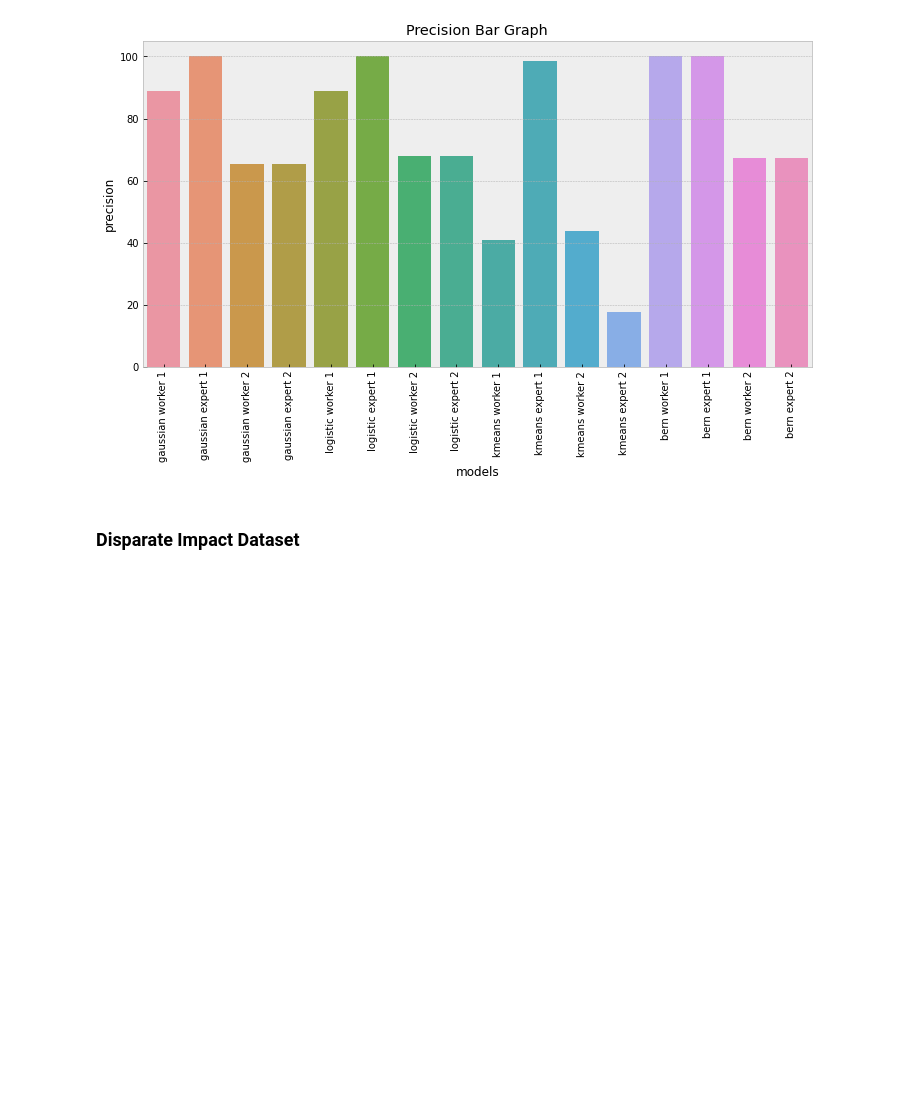
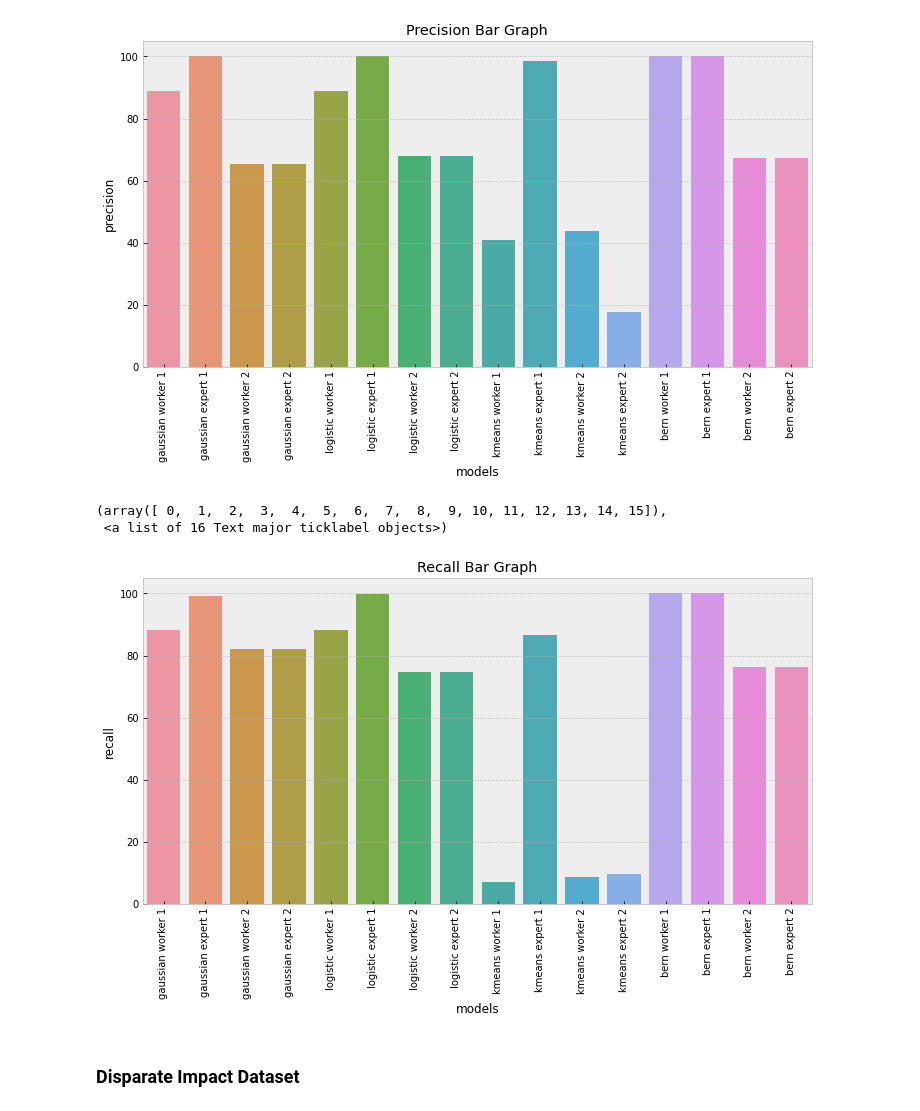
Before and after one commit to Paul-mwaura/CrowdsourcingML, a Jupyter notebook: CrowdsourcingML_Python_Notebook.ipynb, the cells around one changed output. Cells and saved outputs as stored; diff of their text form; code cells hidden in the pictures; blank space fills up the shorter version.

```diff
--- a/CrowdsourcingML_Python_Notebook.ipynb
+++ b/CrowdsourcingML_Python_Notebook.ipynb
@@ -1462,6 +1462,15 @@ plt.xticks(rotation=90)
 (array([ 0,  1,  2,  3,  4,  5,  6,  7,  8,  9, 10, 11, 12, 13, 14, 15]),
  <a list of 16 Text major ticklabel objects>)
 [figure]
+# %%
+fig, ax = plt.subplots(figsize=(12,6))
+sns.barplot(x="models", y="recall", data=models, ax=ax)
+plt.title('Recall Bar Graph')
+plt.xticks(rotation=90)
+# %% [output]
+(array([ 0,  1,  2,  3,  4,  5,  6,  7,  8,  9, 10, 11, 12, 13, 14, 15]),
+ <a list of 16 Text major ticklabel objects>)
+[figure, added]
 # %% [markdown]
 ### Disparate Impact Dataset
 # %%
```
Also changed, not shown: parts of 1 cell of this notebook.
